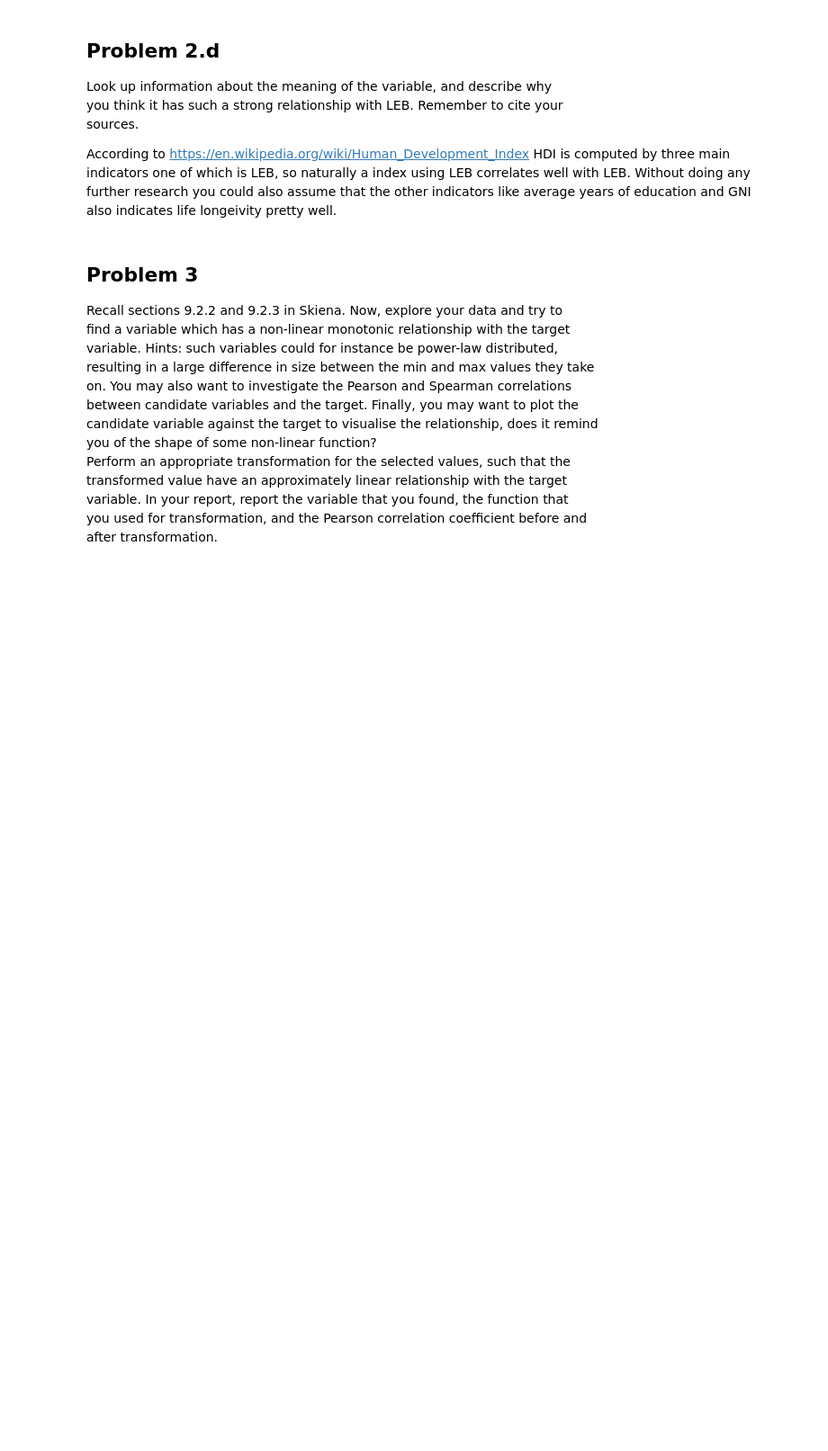
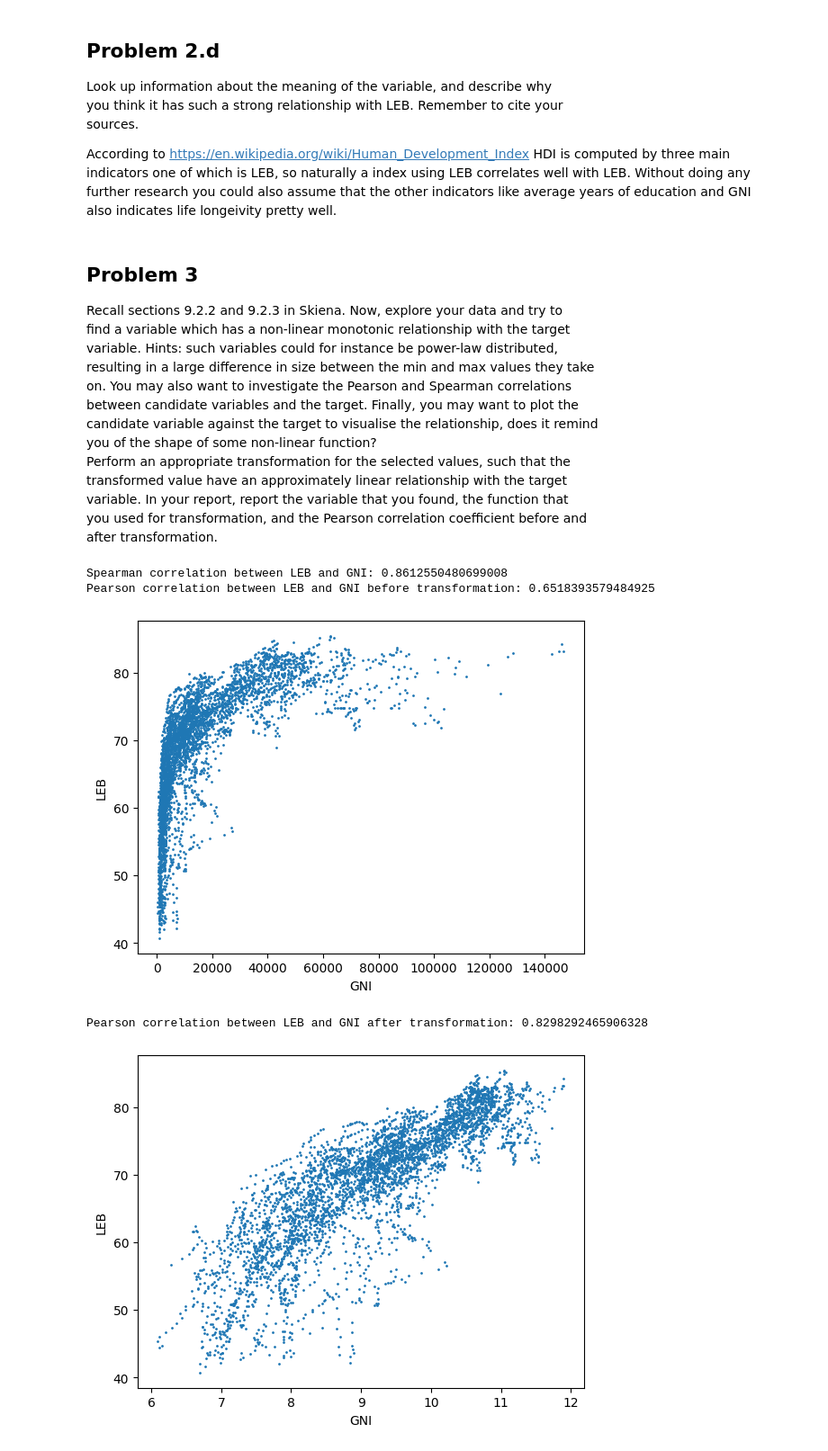
Before and after one commit to willayy/Data-Science-and-AI-DIT407, a Jupyter notebook: Lab 4/lab4.ipynb, the cells around one changed output. Shown at 90% size. Saved outputs shown, nothing was run; the diff lists cells and outputs as text; code cells hidden in the pictures; blank space fills up the shorter version.

```diff
--- a/Lab 4/lab4.ipynb
+++ b/Lab 4/lab4.ipynb
@@ -27,11 +27,11 @@ Our correlation study showed that the strongest positvie linear correlation with
 LEB was Human Development Index (value) with a **Pearson coefficient of 0.916981**
 # %%
 # Calculate the Pearson correlation coefficient between each feature and the target LEB under column "Life Expectancy at Birth, both sexes (years)"
-corr_df = train_df.corr("pearson", numeric_only=True)
+pearson_corr_df = train_df.corr("pearson", numeric_only=True)
 
 # Human developement index, HDI, had the strongest positive linear correlation with LEB at 0.916981
 # This means that increase in HDI means increase in LEB
-print(corr_df["Life Expectancy at Birth, both sexes (years)"].sort_values(ascending=False))
+print(pearson_corr_df["Life Expectancy at Birth, both sexes (years)"].sort_values(ascending=False))
 # %% [output]
 Life Expectancy at Birth, both sexes (years)                                       1.000000
 Human Development Index (value)                                                    0.916981
@@ -132,3 +132,42 @@ transformed value have an approximately linear relationship with the target <br>
 variable. In your report, report the variable that you found, the function that <br>
 you used for transformation, and the Pearson correlation coefficient before and <br>
 after transformation. <br>
+# %%
+from math import log
+
+# Use spearman correlation to find a strong monotonic relationship
+spearman_corr_df = train_df.corr("spearman", numeric_only=True)
+spearman_gni_leb_corr = spearman_corr_df["Life Expectancy at Birth, both sexes (years)"].loc["Gross National Income Per Capita (2017 PPP$)"]
+pearson_gni_leb_corr = corr_df["Life Expectancy at Birth, both sexes (years)"].loc["Gross National Income Per Capita (2017 PPP$)"]
+print(f"Spearman correlation between LEB and GNI: {spearman_gni_leb_corr}")
+print(f"Pearson correlation between LEB and GNI before transformation: {pearson_gni_leb_corr}")
+
+# We found that GNI has significantly larger Spearman (0.861255) correlation compared to its Pearson (0.651839)
+# correlation so we scatter plot it to confirm our suspicion that ther might be a non linear correlation there.
+x_gni_values_train = np.array(train_df["Gross National Income Per Capita (2017 PPP$)"]).reshape(-1,1)
+plt.scatter(x_gni_values_train, y_leb_values_train, s=1)
+plt.xlabel("GNI")
+plt.ylabel("LEB")
+plt.show()
+
+# As you can see from the plot our hypothesis was correct, the LEB/GNI correlation seems to
+# be logarithmic (which is a non linear function). To transform this lets use the
+# natural logarithm to transform the GNI values, this is effectful because it seems like higher GNI
+# seems to lose its effect when it becomes higher than 20000 USD.
+x_gni_values_transfomed_train = np.array([log(value) for value in x_gni_values_train.flatten()])
+
+# Scatter plot and new pearsons to investigate the relationship after transformation
+transformed_df = pd.DataFrame({"Gross National Income Per Capita (2017 PPP$)":x_gni_values_transfomed_train, "Life Expectancy at Birth, both sexes (years)":y_leb_values_train})
+pearson_corr_df_transformed = transformed_df.corr("pearson", numeric_only=True)
+pearson_gni_leb_corr_transformed = pearson_corr_df_transformed["Life Expectancy at Birth, both sexes (years)"].loc["Gross National Income Per Capita (2017 PPP$)"]
+print(f"Pearson correlation between LEB and GNI after transformation: {pearson_gni_leb_corr_transformed}")
+plt.scatter(x_gni_values_transfomed_train, y_leb_values_train, s=1)
+plt.xlabel("GNI")
+plt.ylabel("LEB")
+plt.show()
+# %% [output]
+Spearman correlation between LEB and GNI: 0.8612550480699008
+Pearson correlation between LEB and GNI before transformation: 0.6518393579484925
+[figure, added]
+Pearson correlation between LEB and GNI after transformation: 0.8298292465906328
+[figure, added]
```
Also changed, not shown: parts of 1 cell of this notebook.
